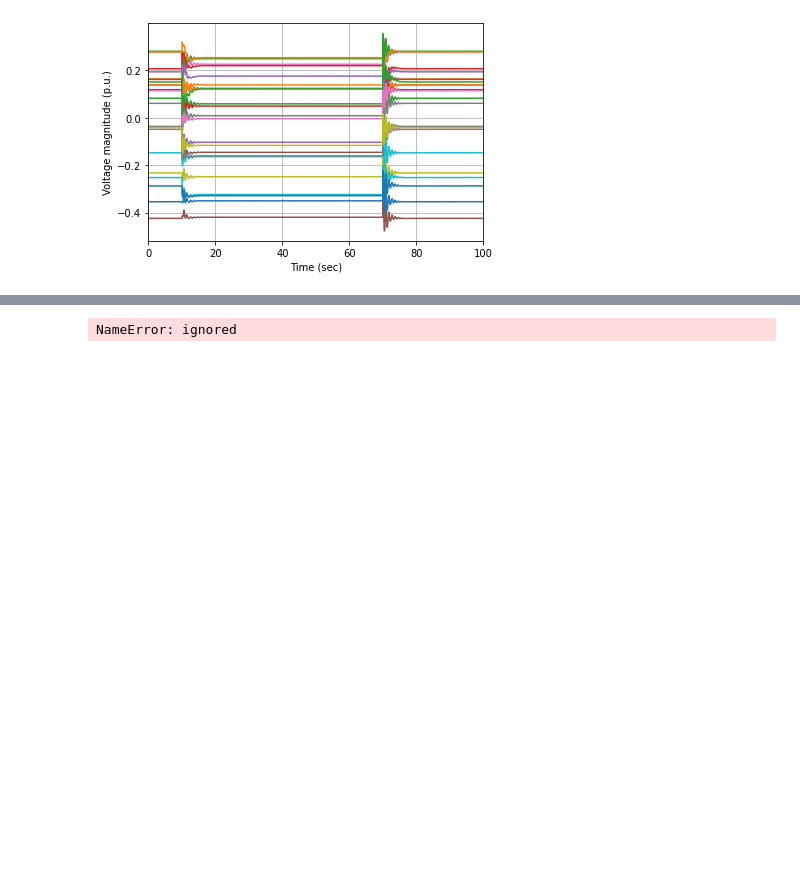
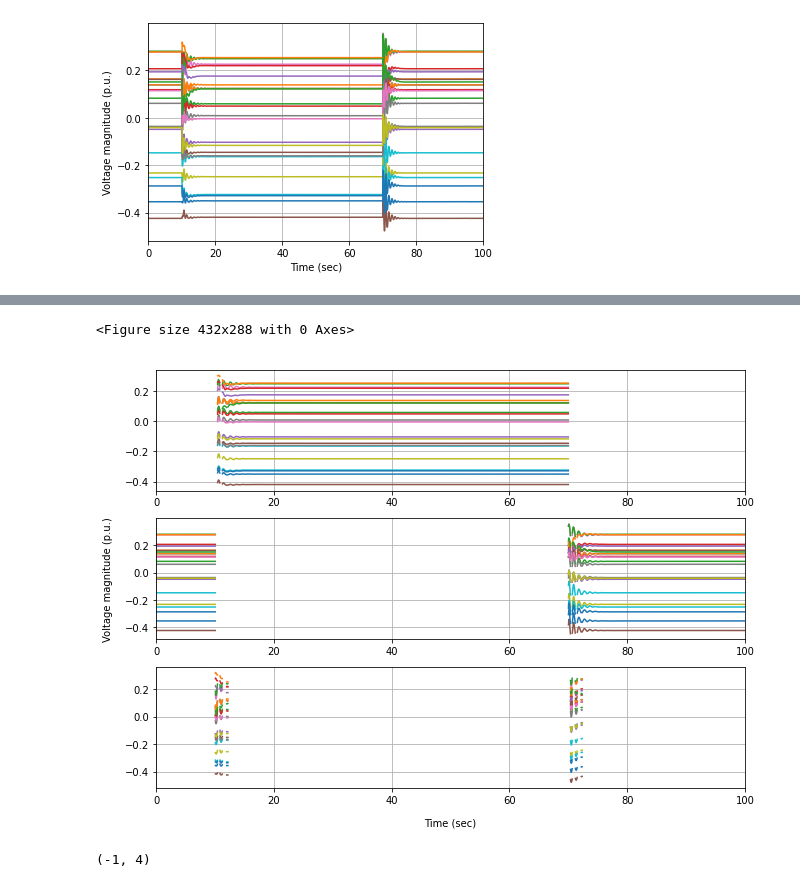
Before and after one commit to young-hwanlee/Clustering_PMU, a Jupyter notebook: cnn_pmu.ipynb, the cells around one changed output, grey strips where cells are left out. Saved outputs shown, nothing was run; the diff lists cells and outputs as text; code cells hidden in the pictures; blank space fills up the shorter version.

```diff
--- a/cnn_pmu.ipynb
+++ b/cnn_pmu.ipynb
@@ -287,7 +321,36 @@ plt.show()
 # %%
-from sklearn.cluster import KMeans
+from sklearn.cluster import SpectralClustering
 
-kmeans = KMeans(n_clusters=3, random_state=0).fit(X_norm)
-kmeans.lables_
+clustering = SpectralClustering(
+    n_clusters=n_clusters, assign_labels='discretize', random_state=0).fit(X_norm)
-# %% [output]
-NameError: ignored
+# %%
+plt.figure()
+fig, ax = plt.subplots(nrows=n_clusters, ncols=1,
+                       sharex=True, sharey=True, figsize=(10,7))
+for i in range(n_clusters):
+    plt.subplot(n_clusters,1,i+1)
+    X_tmp = np.empty((T,N))*np.nan
+    X_tmp[np.where(clustering.labels_==i)] = X_norm[np.where(clustering.labels_==i)]
+    plt.plot(t,X_tmp)
+    plt.xlim(0,t2)
+    plt.grid(True)
+
+fig.add_subplot(111,frameon=False)
+plt.tick_params(axis='both',labelsize=20,labelcolor='none', which='both',
+                top=False, bottom=False, left=False, right=False)
+plt.xlabel('Time (sec)')
+plt.ylabel('Voltage magnitude (p.u.)')
+plt.tight_layout()
+plt.show()
+# %% [output]
+<Figure size 432x288 with 0 Axes>
+[figure, added]
+# %%
+from sklearn.cluster import DBSCAN
+
+# dbscan = DBSCAN(eps=0.123, min_samples = 2).fit(X_norm)
+dbscan = DBSCAN(eps=0.01).fit(X_norm)
+
+min(dbscan.labels_), max(dbscan.labels_)
+# %% [output]
+(-1, 4)
```
Also changed, not shown: parts of 6 cells of this notebook.
